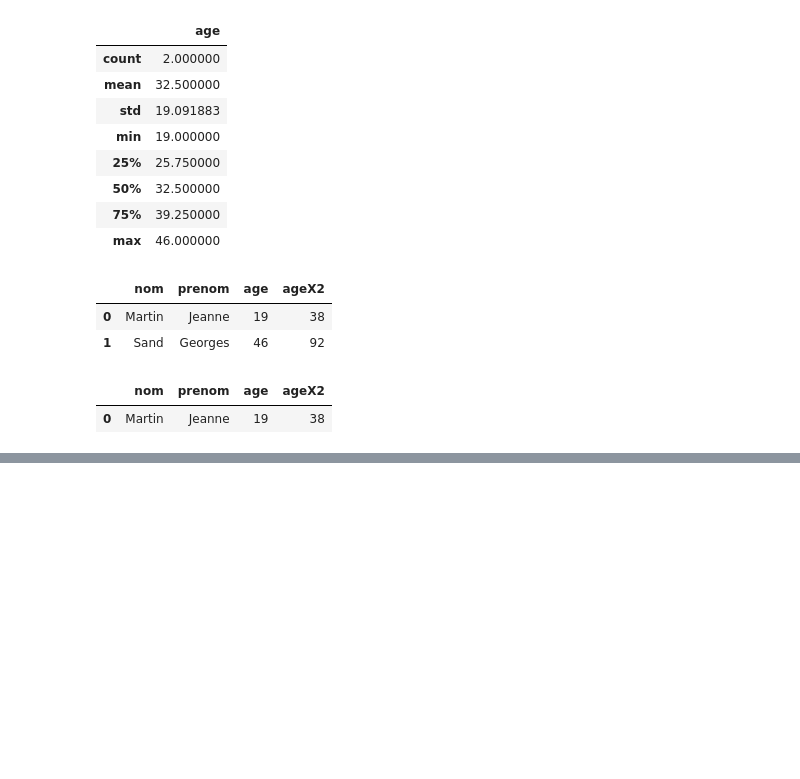
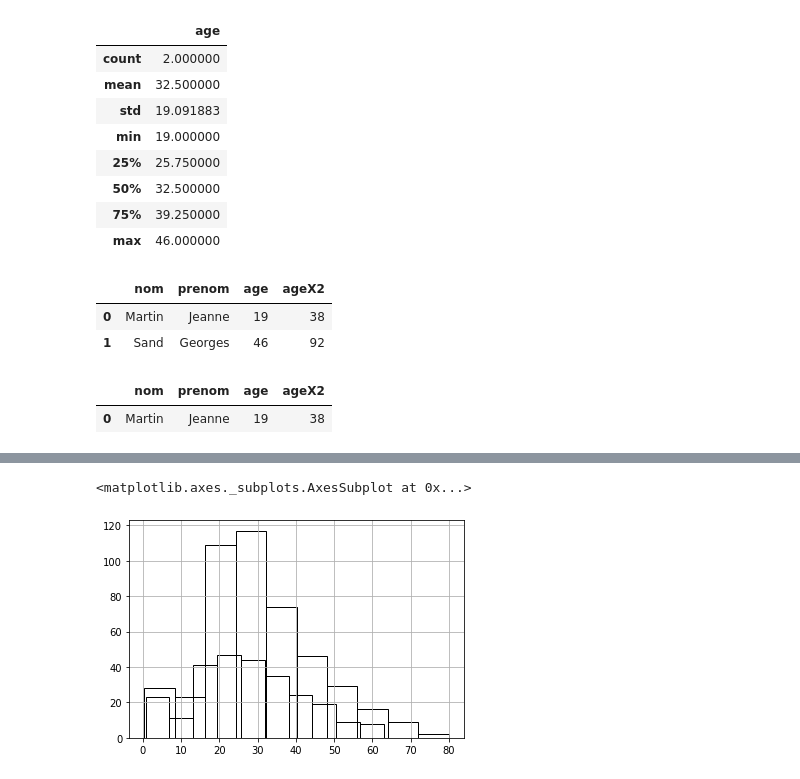
Before and after one commit to komi24/pythonAriane202009, a Jupyter notebook: Intro.ipynb, the cells around one changed output, grey strips where cells are left out. Drawn from its saved outputs; the diff is of its cells as text; code cells hidden in the pictures; blank space fills up the shorter version.

```diff
--- a/Intro.ipynb
+++ b/Intro.ipynb
@@ -424,0 +449,17 @@ df[df.age < 20]
+# %%
+# Afficher l'histogramme de l'age des femmes
+femmes = df[df.Sex == "female"]
+femmes_survecues = femmes[femmes.Survived == 1]
+femmes_mortes = femmes[femmes.Survived == 0]
+# Afficher l'histogramme de l'age des hommes
+hommes = df[df.Sex == "male"]
+hommes_survecus = hommes[hommes.Survived == 1]
+hommes_morts = hommes[hommes.Survived == 0]
+
+hommes.Age.hist(fill=False)
+femmes.Age.hist(fill=False)
+# Afficher l'histograme de l'age des surivants
+# Afficher l'histograme de l'age des morts
+# %% [output]
+<matplotlib.axes._subplots.AxesSubplot at 0x...>
+[figure, added]
```
Also changed, not shown: parts of 17 cells of this notebook, 1 other file.
